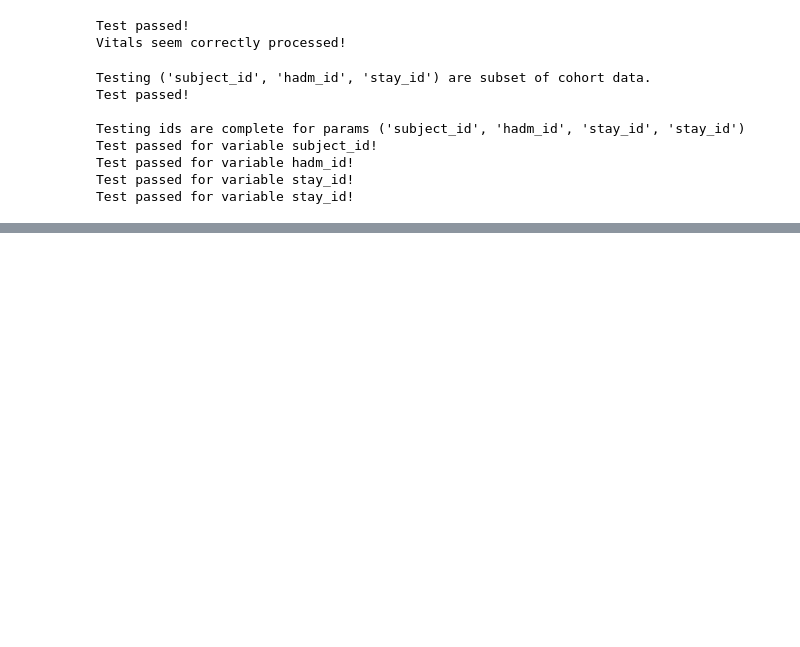
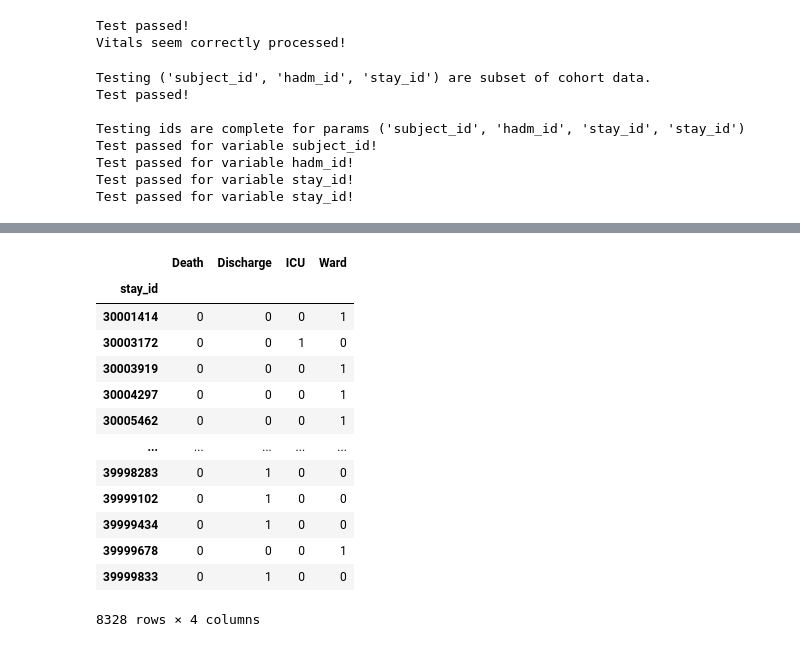
Before and after one commit to hrna-ox/VarPhenClustering, a Jupyter notebook: Developing Code.ipynb, the cells around one changed output, grey strips where cells are left out. Saved outputs shown, nothing was run; the diff lists cells and outputs as text; code cells hidden in the pictures; blank space fills up the shorter version.

```diff
--- a/Developing Code.ipynb
+++ b/Developing Code.ipynb
@@ -353,0 +369,24 @@ earliest_outcome_times = (
+# %%
+num_days = 2
+
+# Load TIme window
+day_delta = pd.Timedelta(days=2)
+
+# Compute outcomes
+cat_outcomes = compute_outcomes_from_events(earliest_outcome_times, time_window=day_delta)
+
+# Convert to one hot encoding
+oh_outcomes = pd.get_dummies(cat_outcomes.squeeze()).sort_index()
+
+# Subset admissions and vitals
+admissions_final = adm_proc.query("stay_id.isin(@oh_outcomes.index)").sort_values("stay_id")
+vitals_final = vit_proc.query("stay_id.isin(@oh_outcomes.index)").sort_values("stay_id")
+
+# Runt tests
+
+
+
+# Print Base Information
+print(f"Number of cohort patient: {admissions_final.stay_id.nunique()}")
+print(f"Number of observations: {vitals_final.shape[0]}")
+print(f"Sample outcome distribution: \n{oh_outcomes.sum(axis=0)}")
@@ -353,0 +402,17 @@ earliest_outcome_times = (
+# %%
+oh_outcomes
+# %% [output]
+|  | Death | Discharge | ICU | Ward |
+| stay_id |  |  |  |  |
+| 30001414 | 0 | 0 | 0 | 1 |
+| 30003172 | 0 | 0 | 1 | 0 |
+| 30003919 | 0 | 0 | 0 | 1 |
+| 30004297 | 0 | 0 | 0 | 1 |
+| 30005462 | 0 | 0 | 0 | 1 |
+| ... | ... | ... | ... | ... |
+| 39998283 | 0 | 1 | 0 | 0 |
+| 39999102 | 0 | 1 | 0 | 0 |
+| 39999434 | 0 | 1 | 0 | 0 |
+| 39999678 | 0 | 0 | 0 | 1 |
+| 39999833 | 0 | 1 | 0 | 0 |
+8328 rows × 4 columns
```
Also changed, not shown: parts of 11 cells of this notebook, 1 other file.
